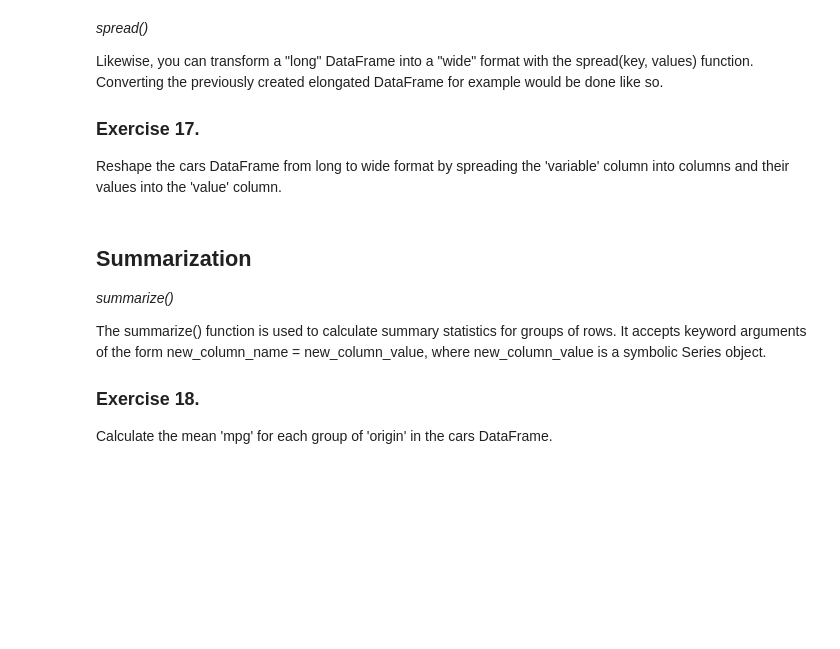
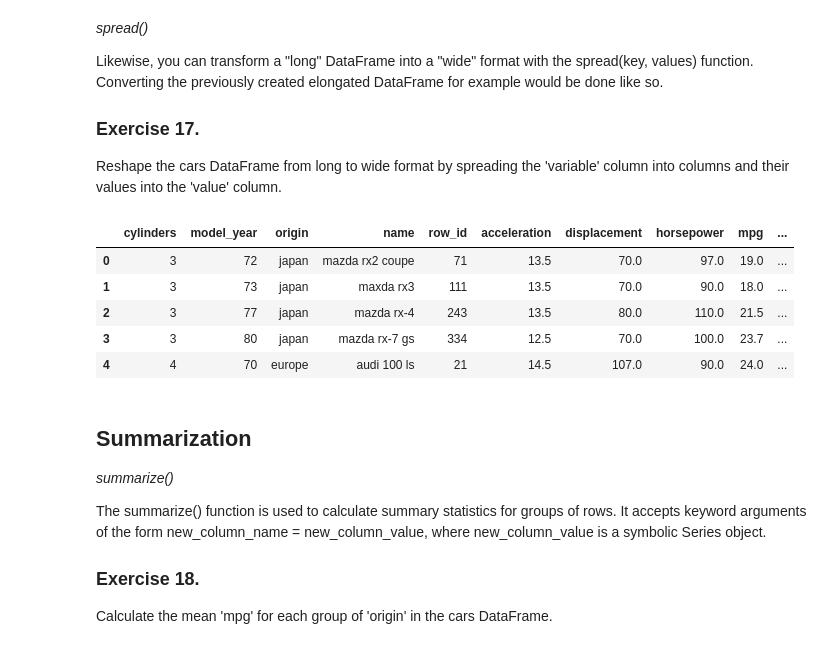
Before and after one commit to kflisikowsky/Data_Analysis_Workshops, a Jupyter notebook: 02-piping.ipynb, the cells around one changed output. Cells and saved outputs as stored; diff of their text form; code cells hidden in the pictures; blank space fills up the shorter version.

```diff
--- a/02-piping.ipynb
+++ b/02-piping.ipynb
@@ -265,3 +356,5 @@ Reshape the cars DataFrame from wide to long format by gathering the columns 'mp
+# %%
+gather_cars = cars >> mutate(row_id=X.index) >> gather('variable', 'value', ['mpg', 'horsepower', 'weight', 'acceleration', 'displacement'])
 # %% [markdown]
 
 *spread()*
@@ -276,3 +367,12 @@ Reshape the cars DataFrame from long to wide format by spreading the 'variable'
+# %%
+gather_cars >> spread(X.variable, X.value) >> head(5)
+# %% [output]
+|  | cylinders | model_year | origin | name | row_id | acceleration | displacement | horsepower | mpg | ... |
+| 0 | 3 | 72 | japan | mazda rx2 coupe | 71 | 13.5 | 70.0 | 97.0 | 19.0 | ... |
+| 1 | 3 | 73 | japan | maxda rx3 | 111 | 13.5 | 70.0 | 90.0 | 18.0 | ... |
+| 2 | 3 | 77 | japan | mazda rx-4 | 243 | 13.5 | 80.0 | 110.0 | 21.5 | ... |
+| 3 | 3 | 80 | japan | mazda rx-7 gs | 334 | 12.5 | 70.0 | 100.0 | 23.7 | ... |
+| 4 | 4 | 70 | europe | audi 100 ls | 21 | 14.5 | 107.0 | 90.0 | 24.0 | ... |
 # %% [markdown]
 
 ## Summarization
```
Also changed, not shown: parts of 23 cells of this notebook.
